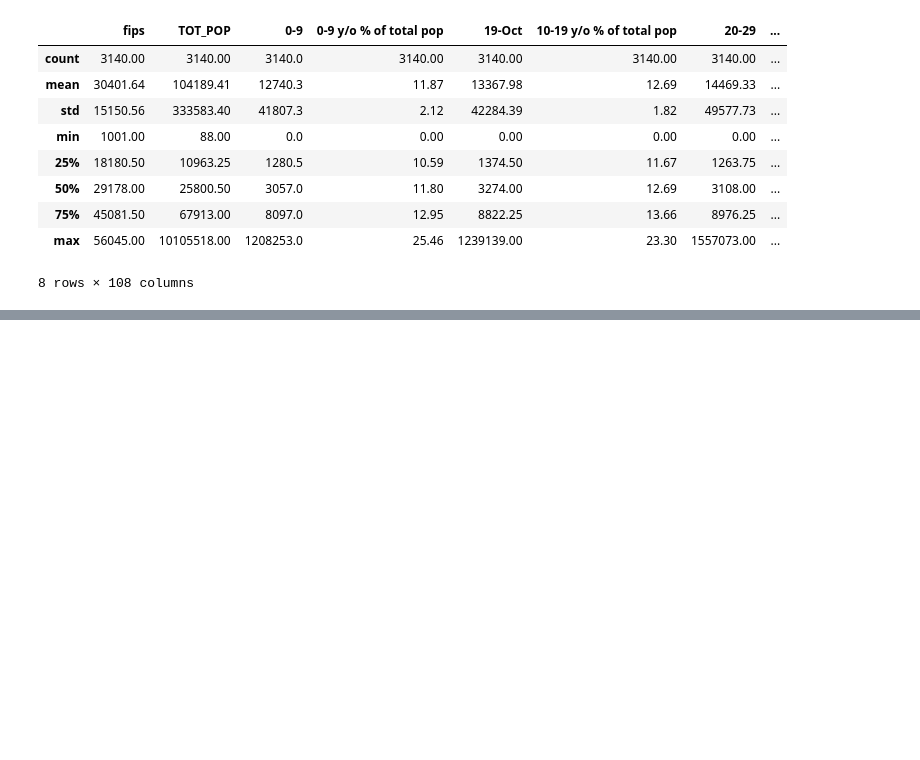
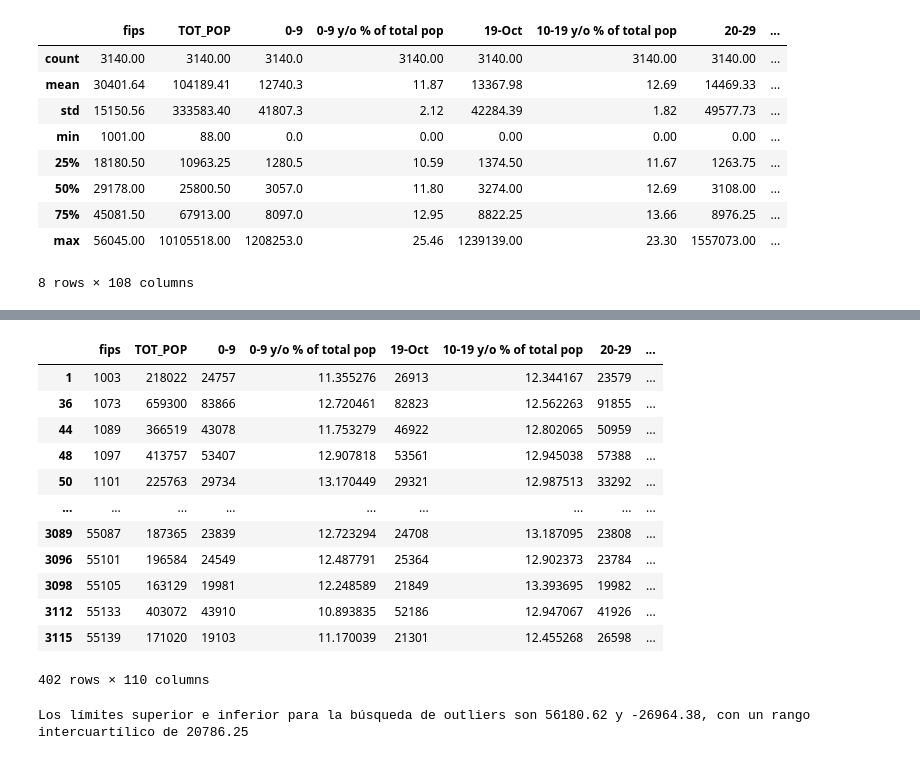
Before and after one commit to Piris14/machine-learning-python-template, a Jupyter notebook: src/explore4.ipynb, the cells around one changed output, grey strips where cells are left out. Cells and saved outputs as stored; diff of their text form; code cells hidden in the pictures; blank space fills up the shorter version.

```diff
--- a/src/explore4.ipynb
+++ b/src/explore4.ipynb
@@ -185,0 +213,11 @@ plt.show()
+# %%
+upper_limit = 81540.12
+lower_limit = 20959.12
+
+# Calcular la media excluyendo los valores atípicos
+media_sin_outliers = df[(df['Median_Household_Income_2018'] >= lower_limit) & (df['Median_Household_Income_2018'] <= upper_limit)]['Median_Household_Income_2018'].mean()
+
+# Reemplazar outliers por la media
+df['Median_Household_Income_2018'] = df['Median_Household_Income_2018'].apply(
+    lambda x: media_sin_outliers if (x < lower_limit or x > upper_limit) else x
+)
@@ -185,0 +235,17 @@ plt.show()
+# %%
+obesidad_alta = df[(df["Obesity_number"] >= 41743.75)]
+obesidad_alta
+# %% [output]
+|  | fips | TOT_POP | 0-9 | 0-9 y/o % of total pop | 19-Oct | 10-19 y/o % of total pop | 20-29 | ... |
+| 1 | 1003 | 218022 | 24757 | 11.355276 | 26913 | 12.344167 | 23579 | ... |
+| 36 | 1073 | 659300 | 83866 | 12.720461 | 82823 | 12.562263 | 91855 | ... |
+| 44 | 1089 | 366519 | 43078 | 11.753279 | 46922 | 12.802065 | 50959 | ... |
+| 48 | 1097 | 413757 | 53407 | 12.907818 | 53561 | 12.945038 | 57388 | ... |
+| 50 | 1101 | 225763 | 29734 | 13.170449 | 29321 | 12.987513 | 33292 | ... |
+| ... | ... | ... | ... | ... | ... | ... | ... | ... |
+| 3089 | 55087 | 187365 | 23839 | 12.723294 | 24708 | 13.187095 | 23808 | ... |
+| 3096 | 55101 | 196584 | 24549 | 12.487791 | 25364 | 12.902373 | 23784 | ... |
+| 3098 | 55105 | 163129 | 19981 | 12.248589 | 21849 | 13.393695 | 19982 | ... |
+| 3112 | 55133 | 403072 | 43910 | 10.893835 | 52186 | 12.947067 | 41926 | ... |
+| 3115 | 55139 | 171020 | 19103 | 11.170039 | 21301 | 12.455268 | 26598 | ... |
+402 rows × 110 columns
@@ -185,0 +263,11 @@ plt.show()
+# %%
+Q1 = df['anycondition_number'].quantile(0.25)
+Q3 = df['anycondition_number'].quantile(0.75)
+IQR = Q3 - Q1
+
+lower_limit = Q1 - 1.5 * IQR
+upper_limit = Q3 + 1.5 * IQR
+
+print(f"Los límites superior e inferior para la búsqueda de outliers son {round(upper_limit, 2)} y {round(lower_limit, 2)}, con un rango intercuartílico de {round(IQR, 2)}")
+# %% [output]
+Los límites superior e inferior para la búsqueda de outliers son 56180.62 y -26964.38, con un rango intercuartílico de 20786.25
```
Also changed, not shown: parts of 38 cells of this notebook, 2 other files.
